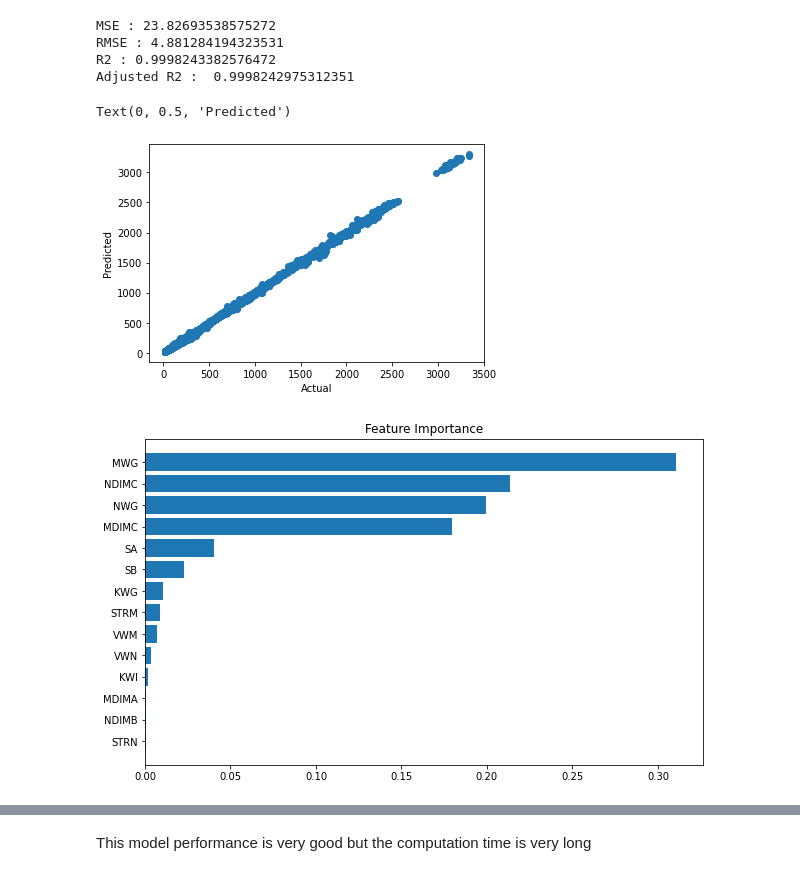
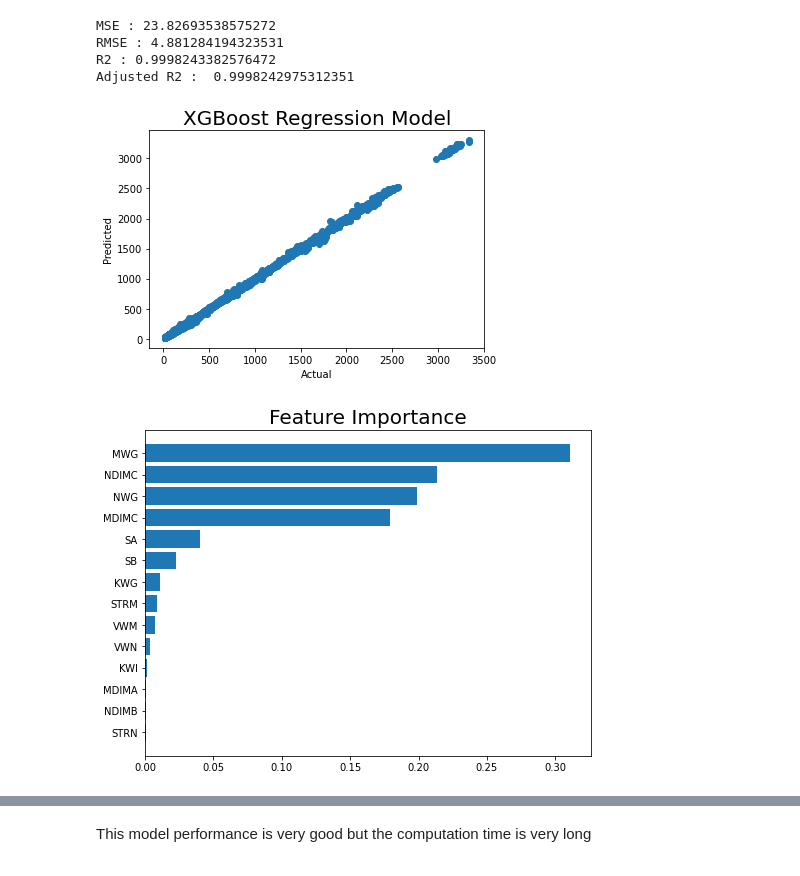
Before and after one commit to Roy-Subhankar/SGEMM-GPU-Kernel-Performance, a Jupyter notebook: Subhankar_Roy_SGEMM_GPU_Kernel_Performance_Capstone_Project.ipynb, the cells around one changed output, grey strips where cells are left out. Drawn from its saved outputs; the diff is of its cells as text; code cells hidden in the pictures.

```diff
--- a/Subhankar_Roy_SGEMM_GPU_Kernel_Performance_Capstone_Project.ipynb
+++ b/Subhankar_Roy_SGEMM_GPU_Kernel_Performance_Capstone_Project.ipynb
@@ -469,18 +480,19 @@ Adjusted R2 :  0.9998242975312351
 # %%
 plt.scatter(10**y_test, np.array(10**y_pred_xgb))
 plt.xlabel('Actual')
 plt.ylabel('Predicted')
+plt.title('XGBoost Regression Model',fontsize=20)
+plt.show()
 # %% [output]
-Text(0, 0.5, 'Predicted')
-[figure, old version]
+[figure, new version]
 # %%
 features = indep_variable.columns
 importances = xgb.feature_importances_
-indices = np.argsort(importances)
-plt.figure(figsize=(10,6))
-plt.barh(range(len(indices)), importances[indices])
-plt.yticks(range(len(indices)), [features[i] for i in indices])
-plt.title('Feature Importance')
+sort = np.argsort(importances)
+plt.figure(figsize=(8,6))
+plt.barh(range(len(sort)), importances[sort])
+plt.yticks(range(len(sort)), [features[i] for i in sort])
+plt.title('Feature Importance',fontsize=20)
 plt.show()
 # %% [output]
-[figure, old version]
+[figure, new version]
```
Also changed, not shown: parts of 28 cells of this notebook.
